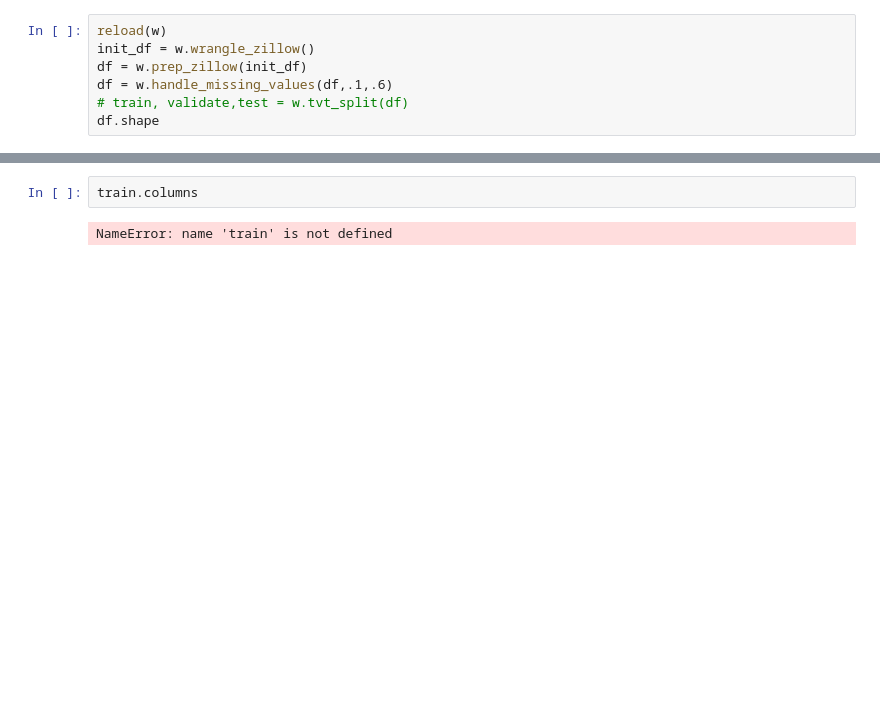
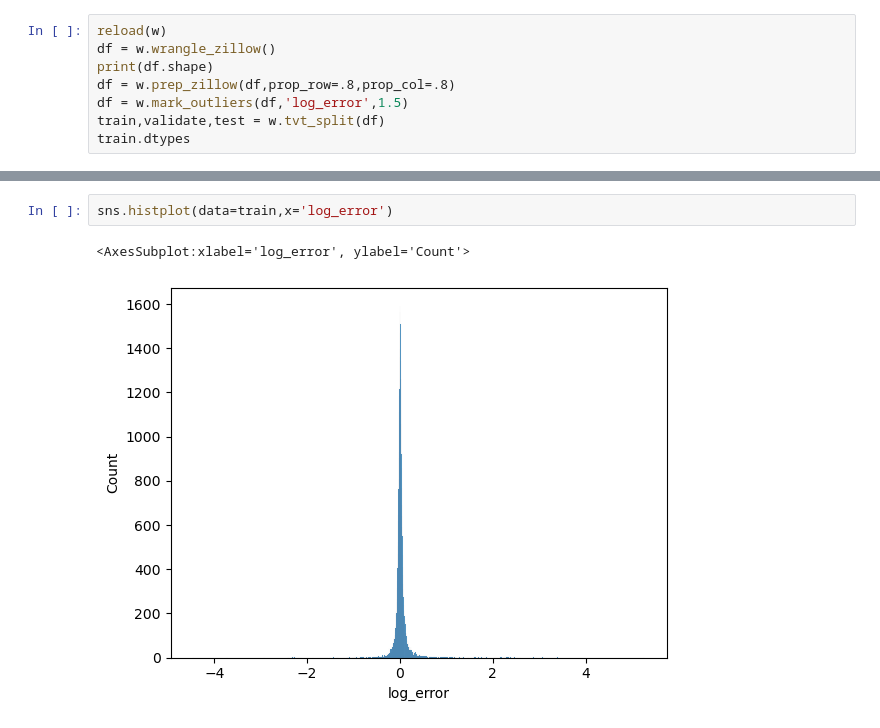
Before and after one commit to Is0metry/clustering-exercises, a Jupyter notebook: explore_zillow.ipynb, the cells around one changed output, grey strips where cells are left out. Drawn from its saved outputs; the diff is of its cells as text; blank space fills up the shorter version.

```diff
--- a/explore_zillow.ipynb
+++ b/explore_zillow.ipynb
@@ -8,8 +10,9 @@ import wrangle_zillow as w
 # %%
 reload(w)
-init_df = w.wrangle_zillow()
-df = w.prep_zillow(init_df)
-df = w.handle_missing_values(df,.1,.6)
-# train, validate,test = w.tvt_split(df)
-df.shape
+df = w.wrangle_zillow()
+print(df.shape)
+df = w.prep_zillow(df,prop_row=.8,prop_col=.8)
+df = w.mark_outliers(df,'log_error',1.5)
+train,validate,test = w.tvt_split(df)
+train.dtypes
 # %% [output]
@@ -17,4 +37,5 @@ df.shape
-# %%
-train.columns
-# %% [output]
-NameError: name 'train' is not defined
+# %%
+sns.histplot(data=train,x='log_error')
+# %% [output]
+<AxesSubplot:xlabel='log_error', ylabel='Count'>
+[figure, added]
```
Also changed, not shown: parts of 4 cells of this notebook, 3 other files.
